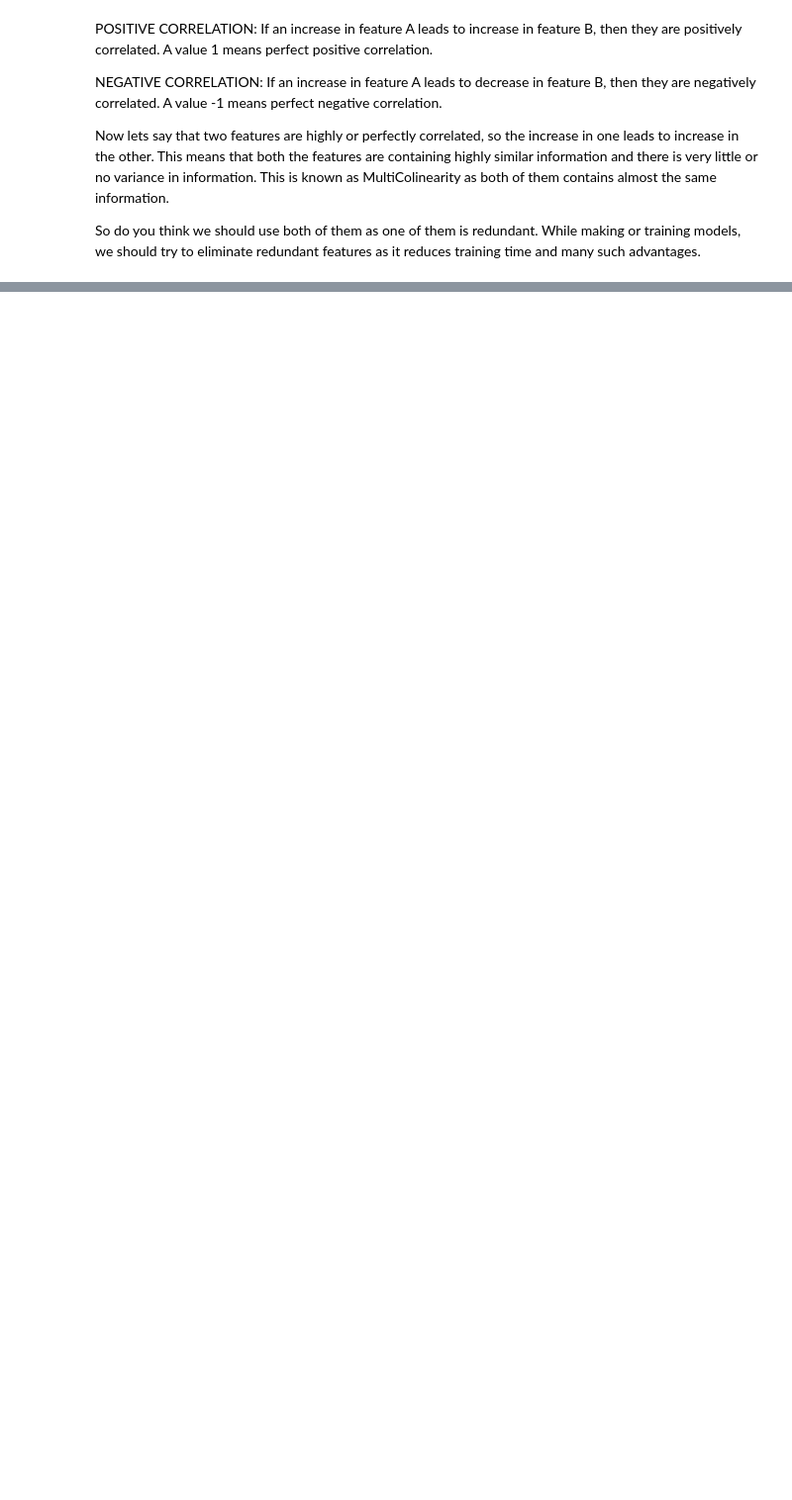
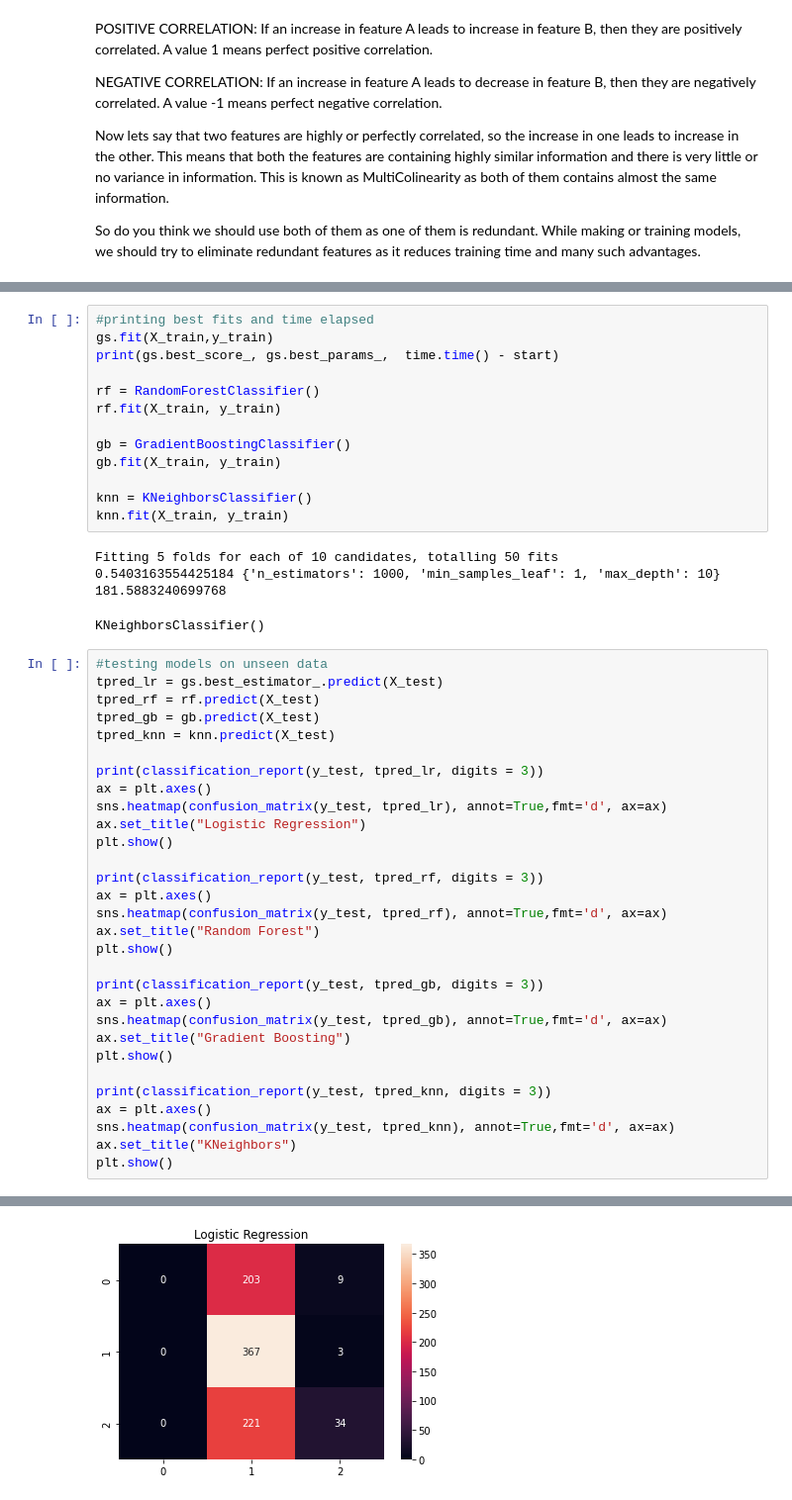
Before and after one commit to AndreaBe99/cloud-computing-project, a Jupyter notebook: CloudComputing_Project.ipynb, the cells around one changed output, grey strips where cells are left out. Shown at 99% size. Cells and saved outputs as stored; diff of their text form; blank space fills up the shorter version.

```diff
--- a/CloudComputing_Project.ipynb
+++ b/CloudComputing_Project.ipynb
@@ -393,0 +939,48 @@ Your comments and feedback are most welcome.
+# %%
+#printing best fits and time elapsed
+gs.fit(X_train,y_train)
+print(gs.best_score_, gs.best_params_,  time.time() - start)
+
+rf = RandomForestClassifier()
+rf.fit(X_train, y_train)
+
+gb = GradientBoostingClassifier()
+gb.fit(X_train, y_train)
+
+knn = KNeighborsClassifier()
+knn.fit(X_train, y_train)
+# %% [output]
+Fitting 5 folds for each of 10 candidates, totalling 50 fits
+0.5403163554425184 {'n_estimators': 1000, 'min_samples_leaf': 1, 'max_depth': 10} 181.5883240699768
+KNeighborsClassifier()
+# %%
+#testing models on unseen data
+tpred_lr = gs.best_estimator_.predict(X_test)
+tpred_rf = rf.predict(X_test)
+tpred_gb = gb.predict(X_test)
+tpred_knn = knn.predict(X_test)
+
+print(classification_report(y_test, tpred_lr, digits = 3))
+ax = plt.axes()
+sns.heatmap(confusion_matrix(y_test, tpred_lr), annot=True,fmt='d', ax=ax)
+ax.set_title("Logistic Regression")
+plt.show()
+
+print(classification_report(y_test, tpred_rf, digits = 3))
+ax = plt.axes()
+sns.heatmap(confusion_matrix(y_test, tpred_rf), annot=True,fmt='d', ax=ax)
+ax.set_title("Random Forest")
+plt.show()
+
+print(classification_report(y_test, tpred_gb, digits = 3))
+ax = plt.axes()
+sns.heatmap(confusion_matrix(y_test, tpred_gb), annot=True,fmt='d', ax=ax)
+ax.set_title("Gradient Boosting")
+plt.show()
+
+print(classification_report(y_test, tpred_knn, digits = 3))
+ax = plt.axes()
+sns.heatmap(confusion_matrix(y_test, tpred_knn), annot=True,fmt='d', ax=ax)
+ax.set_title("KNeighbors")
+plt.show()
+# %% [output]
@@ -393,0 +996 @@ Your comments and feedback are most welcome.
+[figure, added]
```
Also changed, not shown: parts of 106 cells of this notebook.
